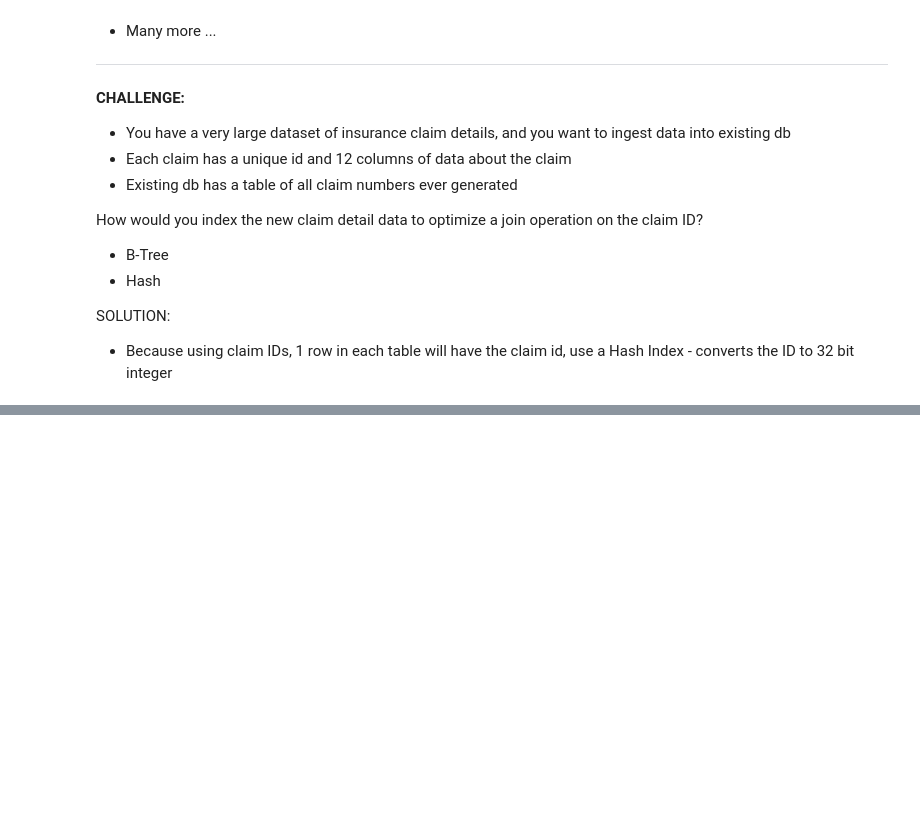
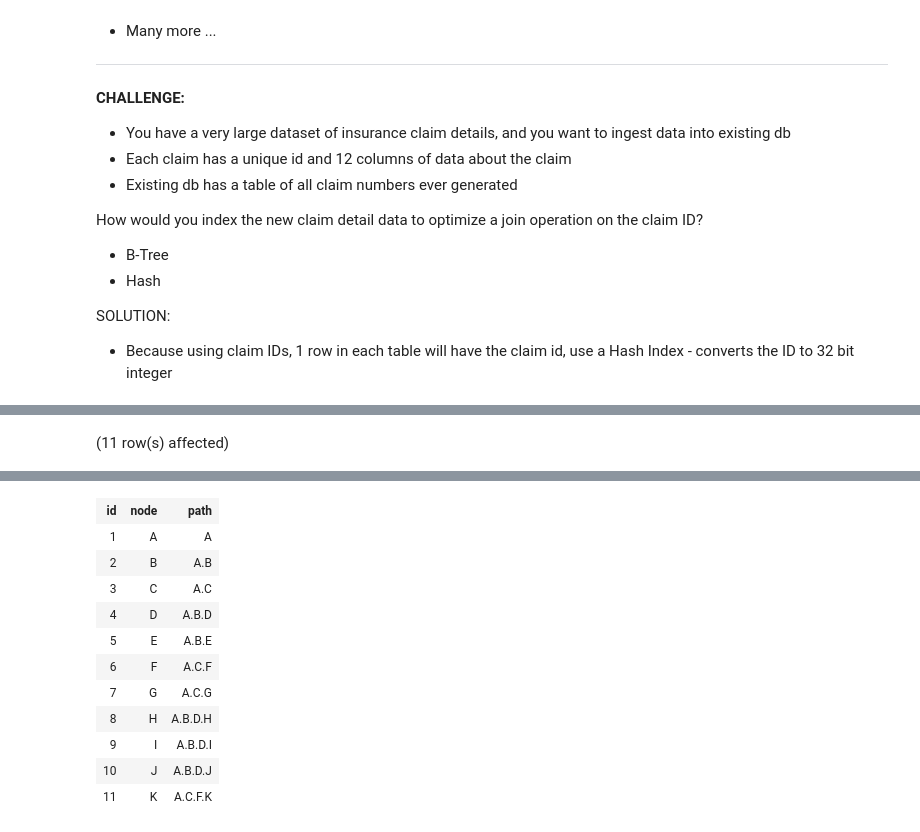
Before and after one commit to FreshOats/AdventureWorks, a Jupyter notebook: Advanced_SQL_for_DS_Notes.ipynb, the cells around one changed output, grey strips where cells are left out. Saved outputs shown, nothing was run; the diff lists cells and outputs as text; code cells hidden in the pictures; blank space fills up the shorter version.

```diff
--- a/Advanced_SQL_for_DS_Notes.ipynb
+++ b/Advanced_SQL_for_DS_Notes.ipynb
@@ -396,0 +1199,4 @@ Operators:
+# %%
+SELECT * FROM paths_to_nodes
+# %% [output]
+(11 row(s) affected)
@@ -396,0 +1204,12 @@ Operators:
+| id | node | path |
+| 1 | A | A |
+| 2 | B | A.B |
+| 3 | C | A.C |
+| 4 | D | A.B.D |
+| 5 | E | A.B.E |
+| 6 | F | A.C.F |
+| 7 | G | A.C.G |
+| 8 | H | A.B.D.H |
+| 9 | I | A.B.D.I |
+| 10 | J | A.B.D.J |
+| 11 | K | A.C.F.K |
```
Also changed, not shown: parts of 55 cells of this notebook.
